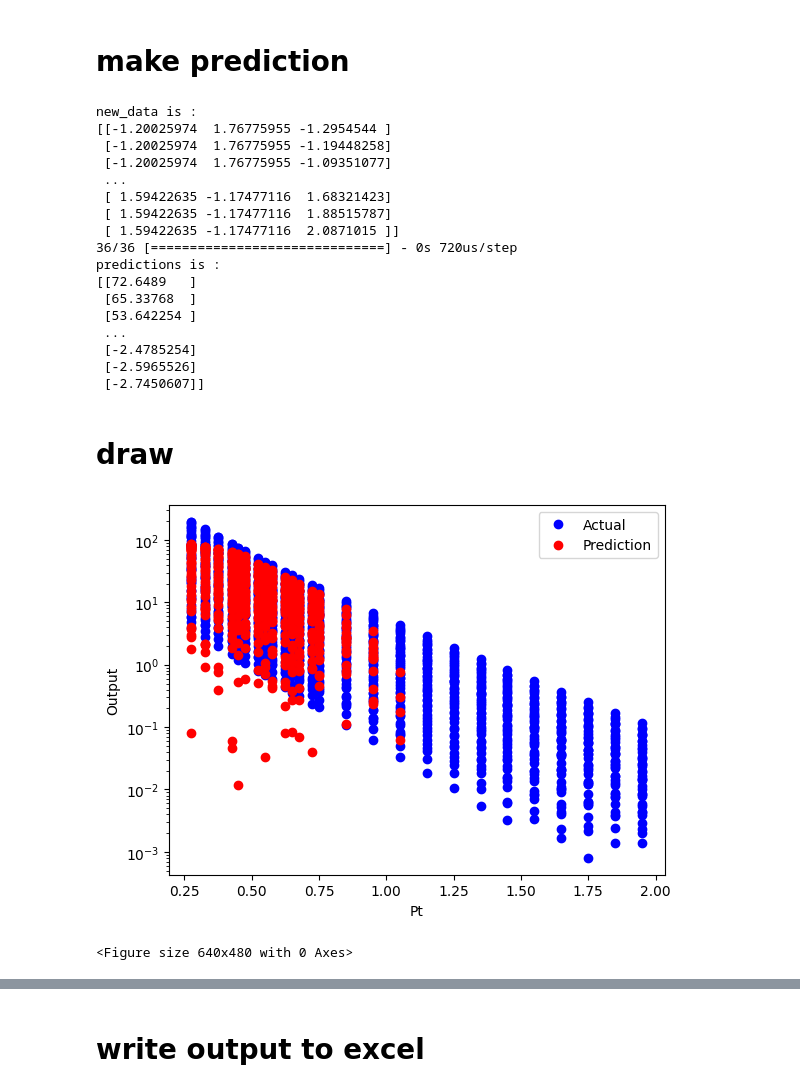
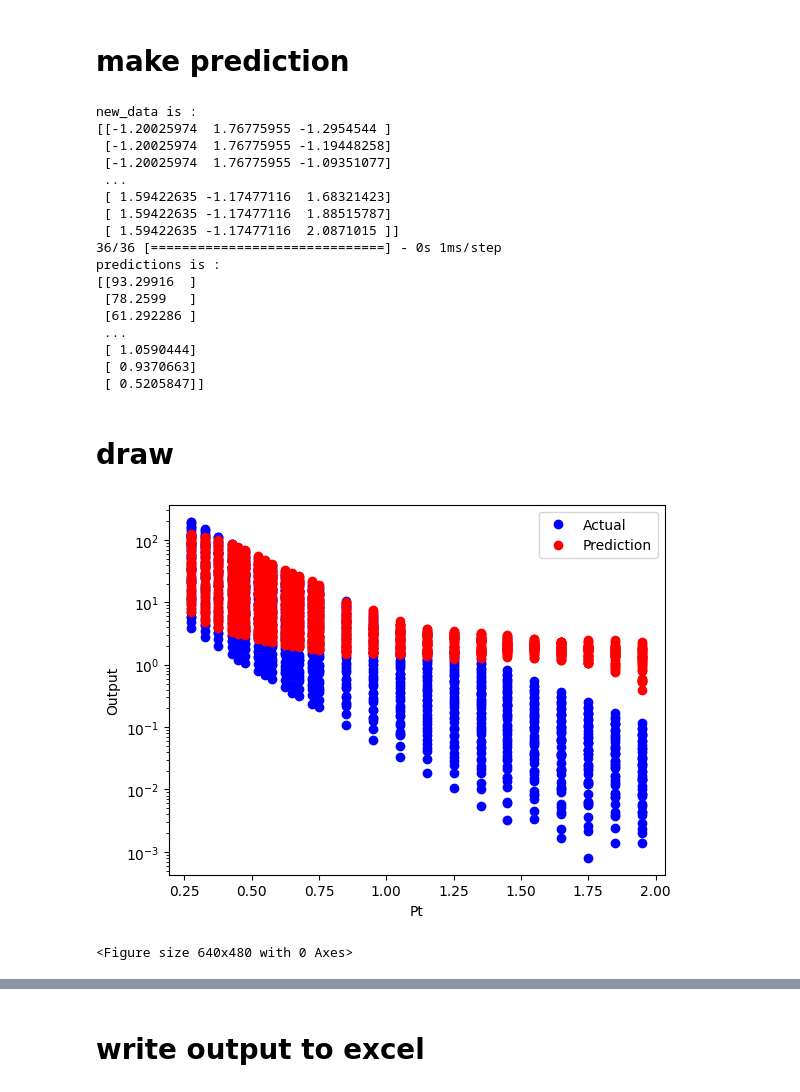
Before and after one commit to ahmed-eda/ANN, a Jupyter notebook: jup.ipynb, the cells around one changed output, grey strips where cells are left out. Drawn from its saved outputs; the diff is of its cells as text; code cells hidden in the pictures.

Commit message:
no activation at output layer1

```diff
--- a/jup.ipynb
+++ b/jup.ipynb
@@ -33,7 +33,7 @@ Found GPU at:
 # global variables
 # %%
 # input variable to program
-inputFile = 'datasets/collect data_pi-.xlsx'
+inputFile = 'datasets/collect data_pi-modified.xlsx'
 inputSheetName = 'main'
 outputFile = 'out_in3.xlsx'
 outputSheetName = 'predicat_in3'
@@ -89,7 +89,7 @@ model.add(Dense(30, activation='relu'))
 model.add(BatchNormalization())
 
 # Add the output layer
-model.add(Dense(1, activation='linear'))
+model.add(Dense(1))
 # Add the output layer
 #model.add(Dense(1, activation='softmax'))
 # %% [markdown]
@@ -106,5 +106,5 @@ model.compile(loss='mean_squared_error', optimizer=optimizer)
 # %%
 # Train the model
 #model.fit(X, y, epochs=100, batch_size=32, validation_split=0.2)
-model.fit(X_train, y, epochs=500, batch_size=16)
+model.fit(X_train, y, epochs=100, batch_size=16)
 # %% [output]
@@ -174,40 +174,43 @@ new_data is :
  [ 1.59422635 -1.17477116  1.68321423]
  [ 1.59422635 -1.17477116  1.88515787]
  [ 1.59422635 -1.17477116  2.0871015 ]]
-36/36 [==============================] - 0s 720us/step
+36/36 [==============================] - 0s 1ms/step
 predictions is :
-[[72.6489   ]
- [65.33768  ]
- [53.642254 ]
+[[93.29916  ]
+ [78.2599   ]
+ [61.292286 ]
  ...
- [-2.4785254]
- [-2.5965526]
- [-2.7450607]]
+ [ 1.0590444]
+ [ 0.9370663]
+ [ 0.5205847]]
 # %% [markdown]
 # draw
 # %%
 
 # for drawing in 2d i choose Pt as x-axis
 
-xx = X[X['N part']==337 and X['s']==7.7]
-xg = xx['Pt']
+#x1 = X[X['s']==7.7]
+#x2 = x1[x1['N part']==337]
+#xg = x2['Pt'].values
 #xg = X_test[:,2:3]
+xg = X['Pt']
+
 
 # Plot the data and predictions
 plt.semilogy(xg,  y,'bo', label='Actual')
 plt.semilogy(xg, predictions,'ro', label='Prediction')
 
 #plt.scatter(xg, y)
 #plt.scatter(xg, predictions)
 
 #plt.plot(xg, y, 'bo', label='Actual')
 #plt.plot(xg, predictions, 'ro', label='Predicted')
 plt.xlabel('Pt')
 plt.ylabel('Output')
 plt.legend()
 
 plt.show()
 plt.savefig(nameFigImg)
 # %% [output]
-[figure, old version]
+[figure, new version]
 <Figure size 640x480 with 0 Axes>
```
Also changed, not shown: parts of 7 cells of this notebook.
